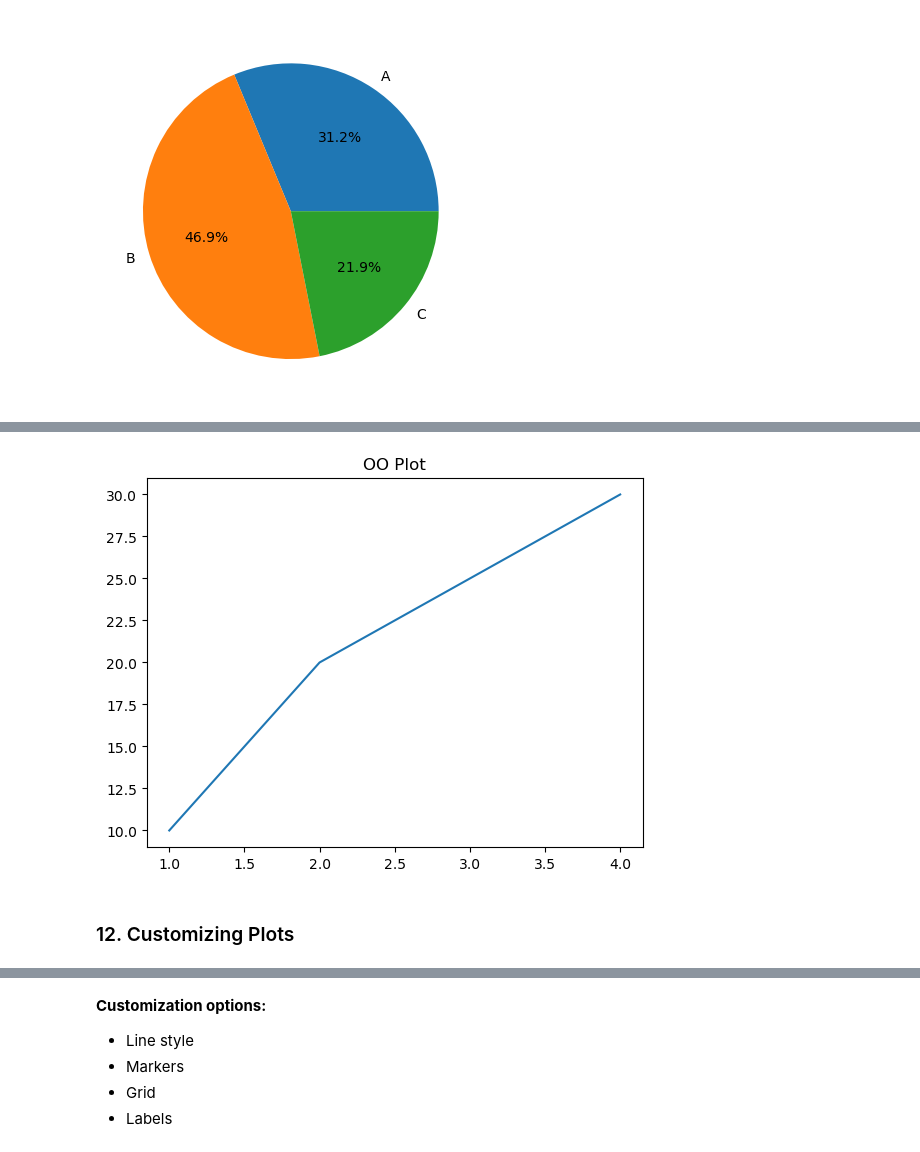
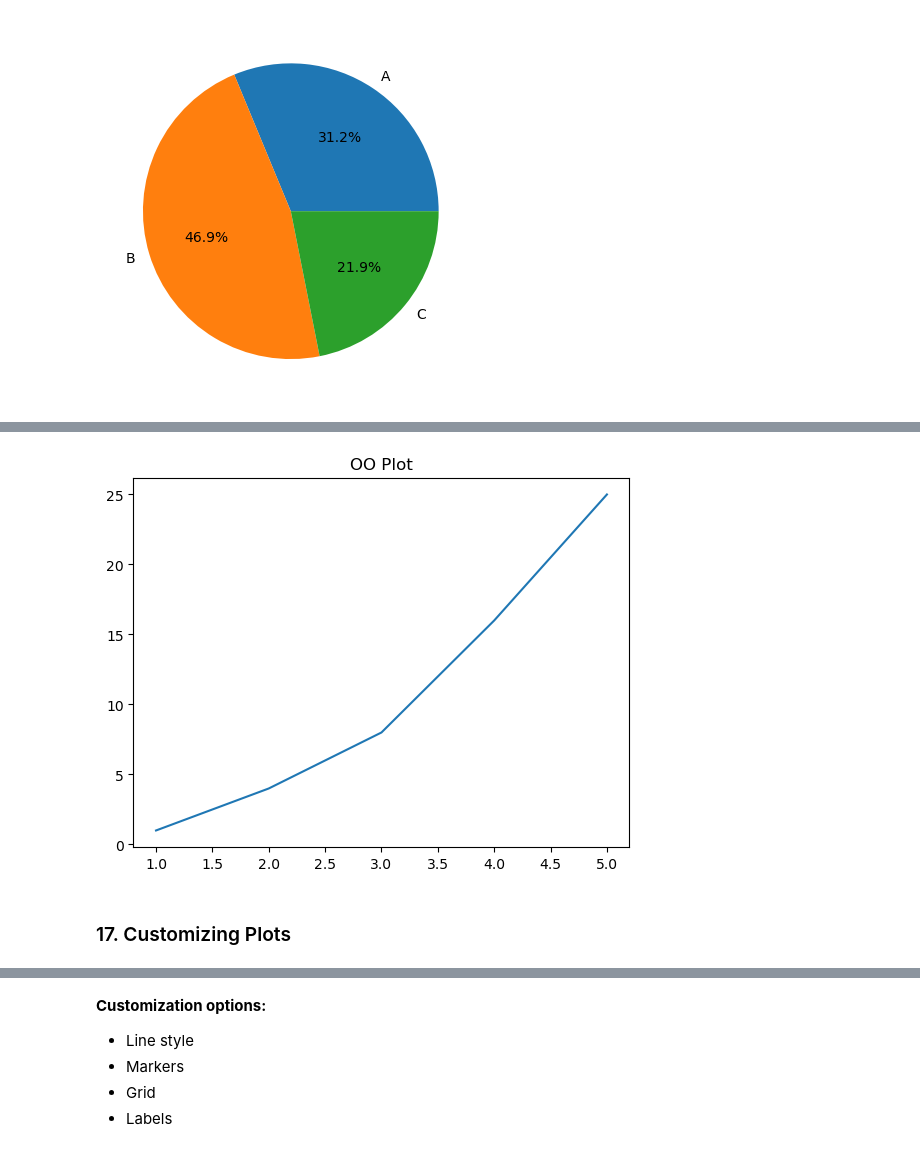
Before and after one commit to TonyStark-19/Python-coding, a Jupyter notebook: Matplotlib/Notes.ipynb, the cells around one changed output, grey strips where cells are left out. Drawn from its saved outputs; the diff is of its cells as text; code cells hidden in the pictures.

```diff
--- a/Matplotlib/Notes.ipynb
+++ b/Matplotlib/Notes.ipynb
@@ -99,12 +321,15 @@ plt.show()
 # %%
+x = [1, 2, 3, 4, 5]
+y = [1, 4, 8, 16, 25]
+
 fig, ax = plt.subplots()
 ax.plot(x, y)
 ax.set_title("OO Plot")
 plt.show()
 # %% [output]
-[figure, old version]
+[figure, new version]
 # %% [markdown]
-### 12. Customizing Plots
+### 17. Customizing Plots
 # %%
 plt.plot(x, y, linestyle='--', marker='o')
 plt.grid(True)
```
Also changed, not shown: parts of 35 cells of this notebook, 4 other files.
